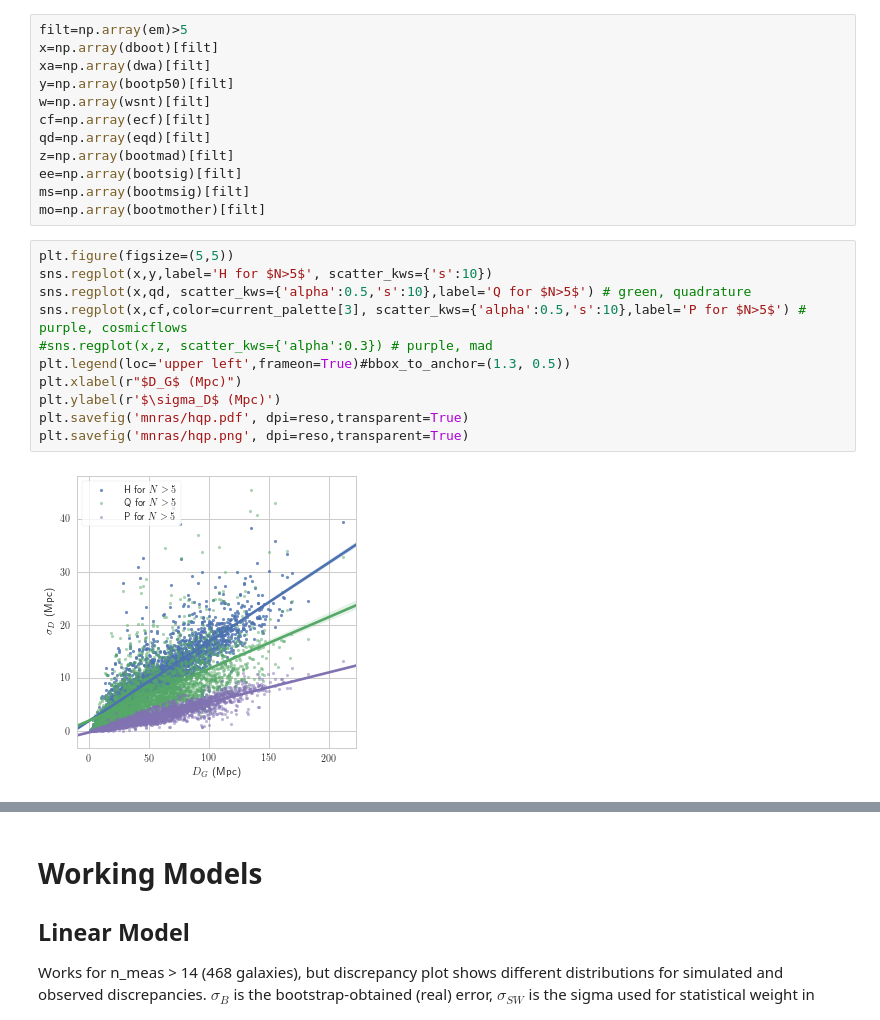
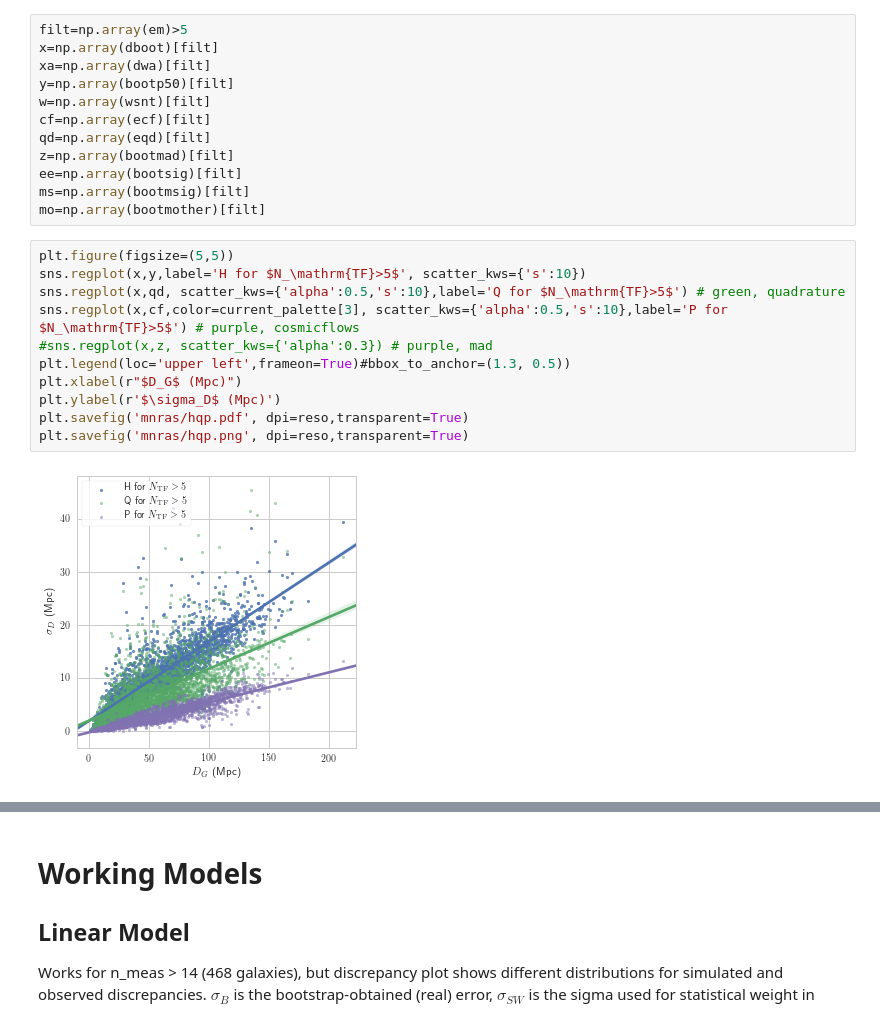
Before and after one commit to saint-germain/errorprediction, a Jupyter notebook: correctdiscrepancy.ipynb, the cells around one changed output, grey strips where cells are left out. Saved outputs shown, nothing was run; the diff lists cells and outputs as text.

```diff
--- a/correctdiscrepancy.ipynb
+++ b/correctdiscrepancy.ipynb
@@ -199,16 +198,16 @@ ms=np.array(bootmsig)[filt]
 mo=np.array(bootmother)[filt]
 # %%
 plt.figure(figsize=(5,5))
-sns.regplot(x,y,label='H for $N>5$', scatter_kws={'s':10})
-sns.regplot(x,qd, scatter_kws={'alpha':0.5,'s':10},label='Q for $N>5$') # green, quadrature
-sns.regplot(x,cf,color=current_palette[3], scatter_kws={'alpha':0.5,'s':10},label='P for $N>5$') # purple, cosmicflows
+sns.regplot(x,y,label='H for $N_\mathrm{TF}>5$', scatter_kws={'s':10})
+sns.regplot(x,qd, scatter_kws={'alpha':0.5,'s':10},label='Q for $N_\mathrm{TF}>5$') # green, quadrature
+sns.regplot(x,cf,color=current_palette[3], scatter_kws={'alpha':0.5,'s':10},label='P for $N_\mathrm{TF}>5$') # purple, cosmicflows
 #sns.regplot(x,z, scatter_kws={'alpha':0.3}) # purple, mad
 plt.legend(loc='upper left',frameon=True)#bbox_to_anchor=(1.3, 0.5))
 plt.xlabel(r"$D_G$ (Mpc)")
 plt.ylabel(r'$\sigma_D$ (Mpc)')
 plt.savefig('mnras/hqp.pdf', dpi=reso,transparent=True)
 plt.savefig('mnras/hqp.png', dpi=reso,transparent=True)
 # %% [output]
-[figure, old version]
+[figure, new version]
 # %%
 plt.figure(figsize=(5,5))
```
Also changed, not shown: parts of 34 cells of this notebook, 3 other files.
